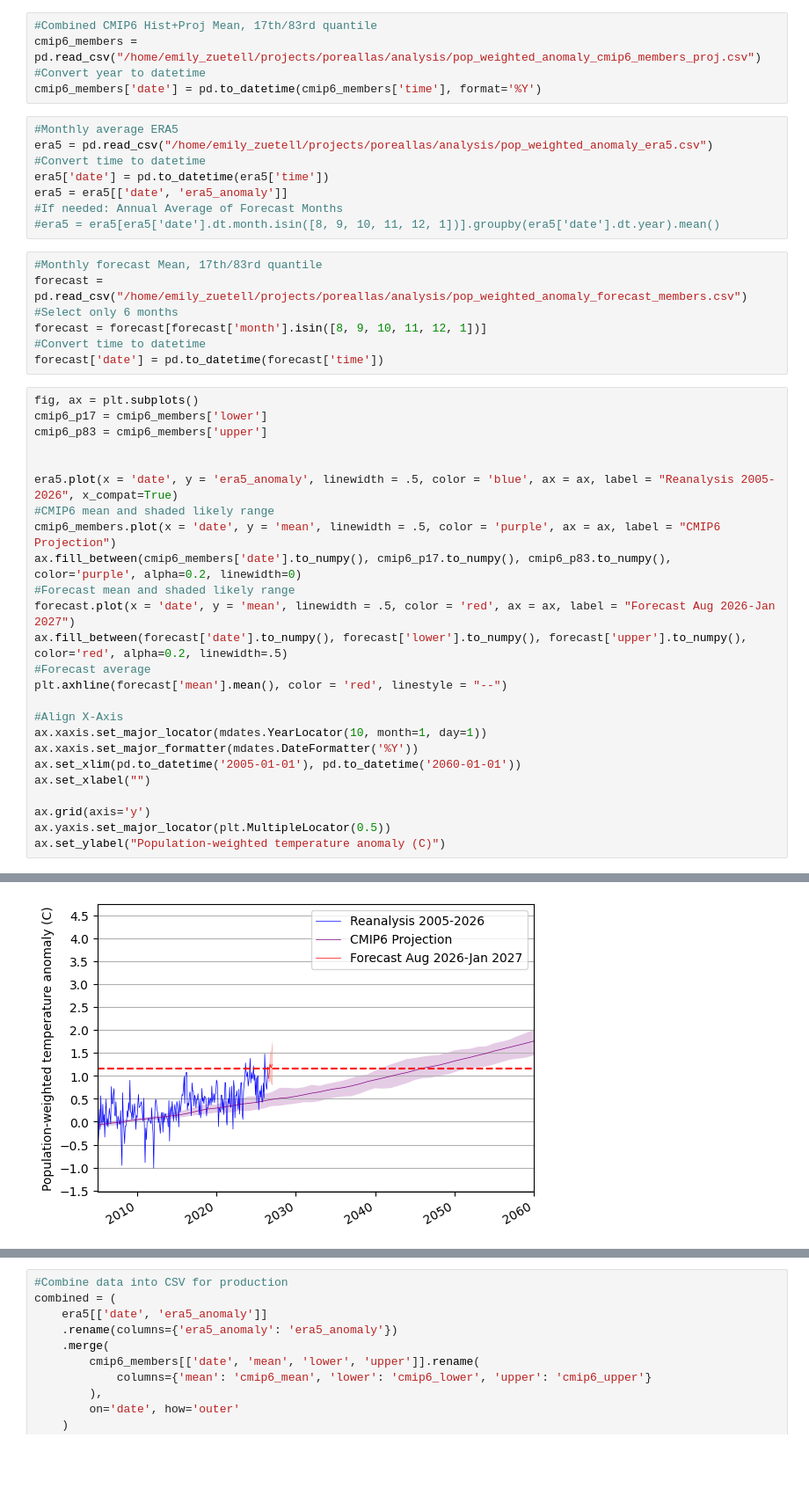
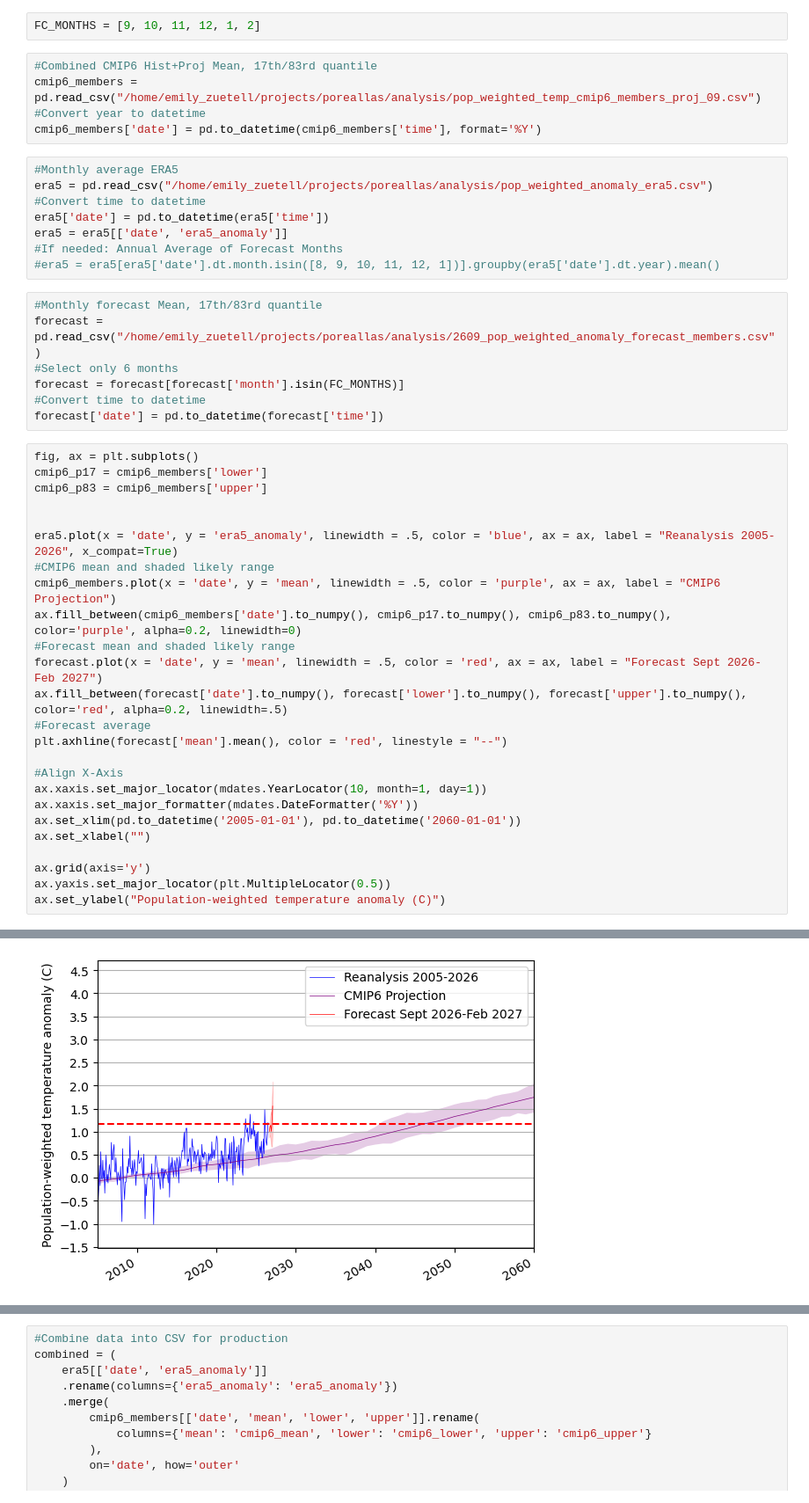
Before and after one commit to ezuetell/poreallas, a Jupyter notebook: analysis/u10p_timeseries_anomaly_cmip.ipynb, the cells around one changed output, grey strips where cells are left out. Shown at 88% size. Cells and saved outputs as stored; diff of their text form; blank space fills up the shorter version.

```diff
--- a/analysis/u10p_timeseries_anomaly_cmip.ipynb
+++ b/analysis/u10p_timeseries_anomaly_cmip.ipynb
@@ -2,9 +2,11 @@
 import pandas as pd
 import matplotlib.pyplot as plt
 import matplotlib.dates as mdates
+# %%
+FC_MONTHS = [9, 10, 11, 12, 1, 2]
 # %%
 #Combined CMIP6 Hist+Proj Mean, 17th/83rd quantile
-cmip6_members = pd.read_csv("/home/emily_zuetell/projects/poreallas/analysis/pop_weighted_anomaly_cmip6_members_proj.csv")
+cmip6_members = pd.read_csv("/home/emily_zuetell/projects/poreallas/analysis/pop_weighted_temp_cmip6_members_proj_09.csv")
 #Convert year to datetime
 cmip6_members['date'] = pd.to_datetime(cmip6_members['time'], format='%Y')
 # %%
@@ -17,36 +19,36 @@ era5 = era5[['date', 'era5_anomaly']]
 #era5 = era5[era5['date'].dt.month.isin([8, 9, 10, 11, 12, 1])].groupby(era5['date'].dt.year).mean()
 # %%
 #Monthly forecast Mean, 17th/83rd quantile
-forecast = pd.read_csv("/home/emily_zuetell/projects/poreallas/analysis/pop_weighted_anomaly_forecast_members.csv")
+forecast = pd.read_csv("/home/emily_zuetell/projects/poreallas/analysis/2609_pop_weighted_anomaly_forecast_members.csv")
 #Select only 6 months
-forecast = forecast[forecast['month'].isin([8, 9, 10, 11, 12, 1])]
+forecast = forecast[forecast['month'].isin(FC_MONTHS)]
 #Convert time to datetime
 forecast['date'] = pd.to_datetime(forecast['time'])
 # %%
 fig, ax = plt.subplots()
 cmip6_p17 = cmip6_members['lower']
 cmip6_p83 = cmip6_members['upper']
 
 
 era5.plot(x = 'date', y = 'era5_anomaly', linewidth = .5, color = 'blue', ax = ax, label = "Reanalysis 2005-2026", x_compat=True)
 #CMIP6 mean and shaded likely range
 cmip6_members.plot(x = 'date', y = 'mean', linewidth = .5, color = 'purple', ax = ax, label = "CMIP6 Projection")
 ax.fill_between(cmip6_members['date'].to_numpy(), cmip6_p17.to_numpy(), cmip6_p83.to_numpy(), color='purple', alpha=0.2, linewidth=0)
 #Forecast mean and shaded likely range
-forecast.plot(x = 'date', y = 'mean', linewidth = .5, color = 'red', ax = ax, label = "Forecast Aug 2026-Jan 2027")
+forecast.plot(x = 'date', y = 'mean', linewidth = .5, color = 'red', ax = ax, label = "Forecast Sept 2026-Feb 2027")
 ax.fill_between(forecast['date'].to_numpy(), forecast['lower'].to_numpy(), forecast['upper'].to_numpy(), color='red', alpha=0.2, linewidth=.5)
 #Forecast average
 plt.axhline(forecast['mean'].mean(), color = 'red', linestyle = "--")
 
 #Align X-Axis
 ax.xaxis.set_major_locator(mdates.YearLocator(10, month=1, day=1))
 ax.xaxis.set_major_formatter(mdates.DateFormatter('%Y'))
 ax.set_xlim(pd.to_datetime('2005-01-01'), pd.to_datetime('2060-01-01'))
 ax.set_xlabel("")
 
 ax.grid(axis='y')
 ax.yaxis.set_major_locator(plt.MultipleLocator(0.5))
 ax.set_ylabel("Population-weighted temperature anomaly (C)")
 # %% [output]
 Text(0, 0.5, 'Population-weighted temperature anomaly (C)')
-[figure, old version]
+[figure, new version]
```
Also changed, not shown: parts of 3 cells of this notebook, 1 other file.
